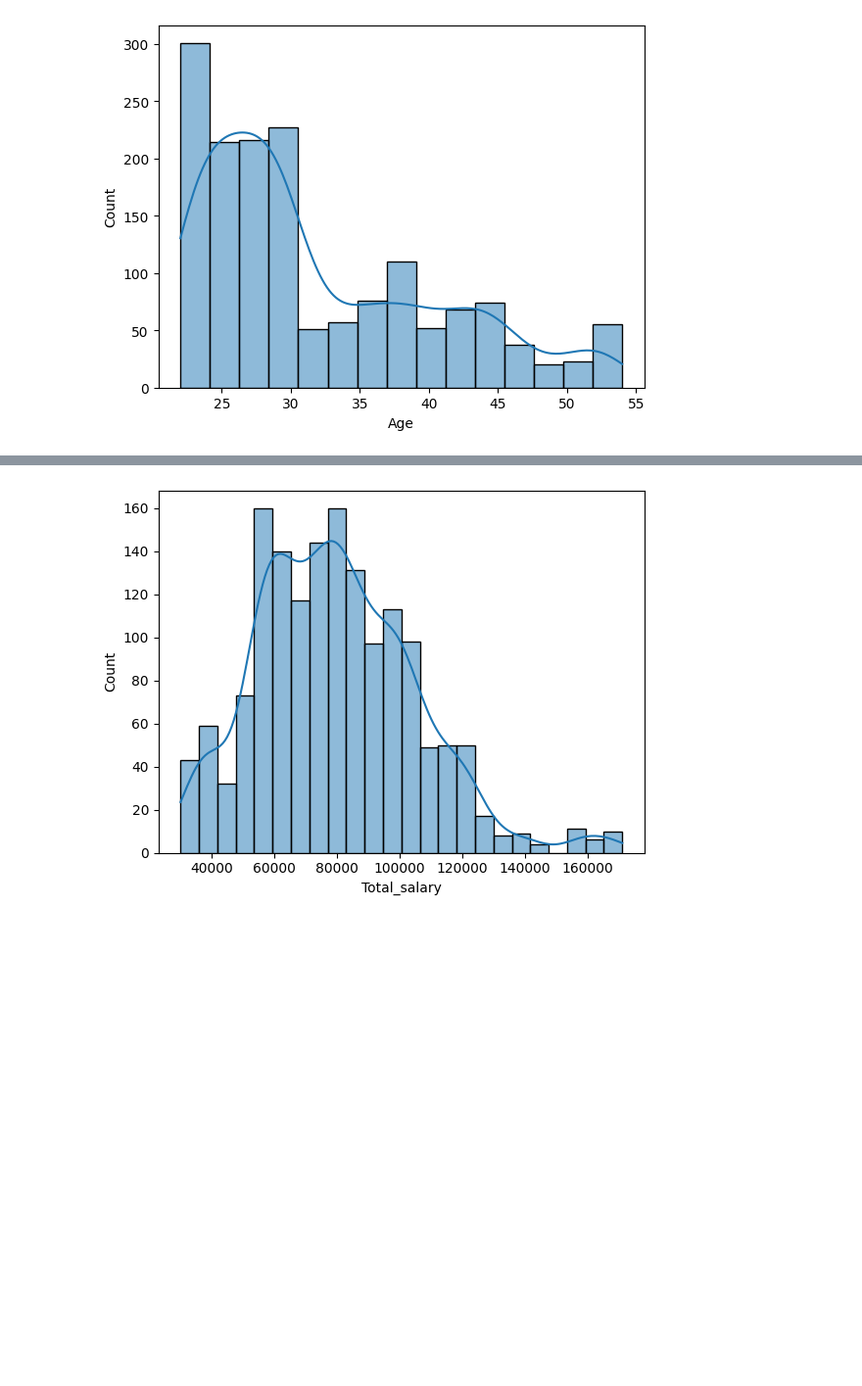
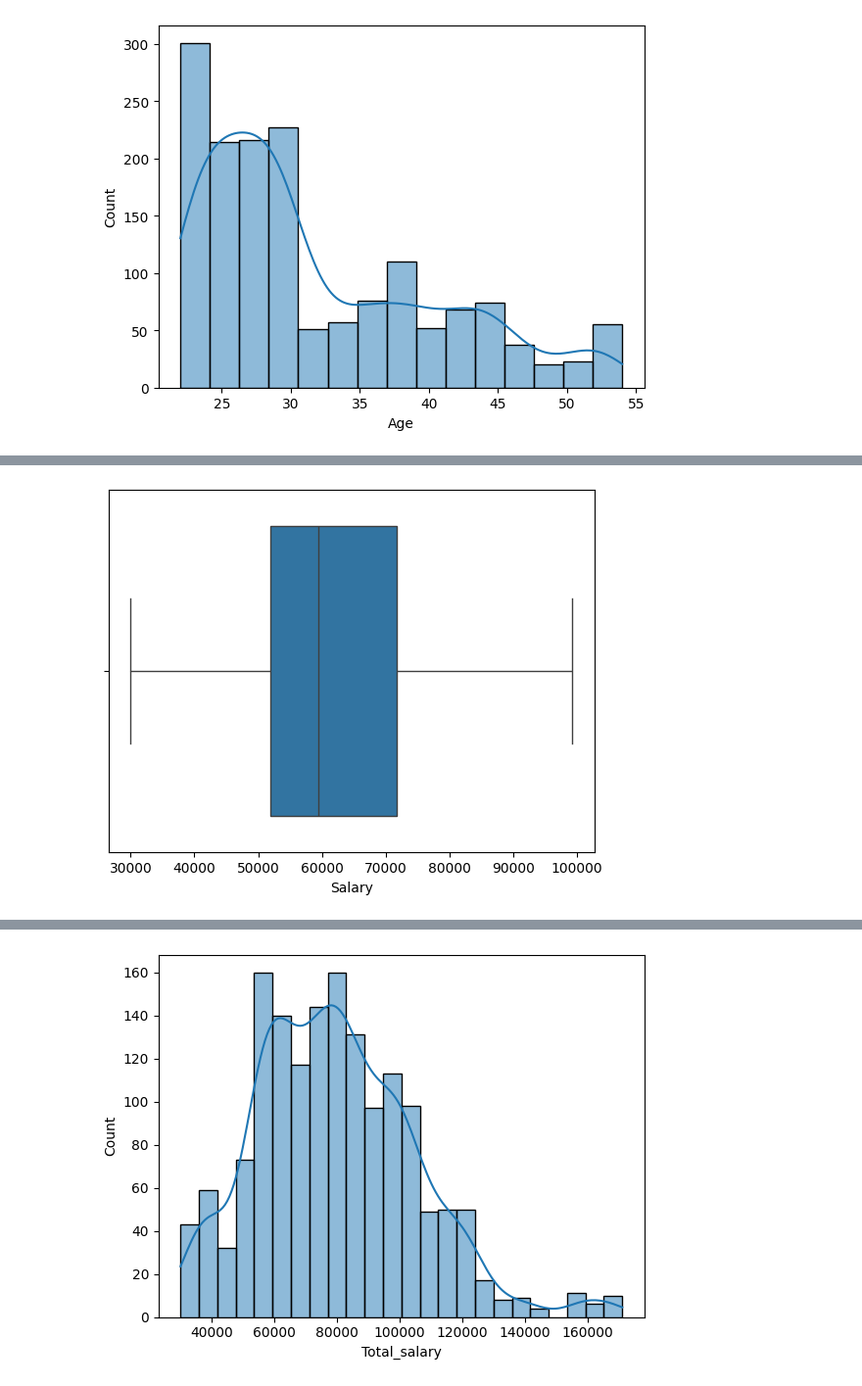
Before and after one commit to sijojoy186/LearnPython, a Jupyter notebook: Projects/AustoAutomobiles.ipynb, the cells around one changed output, grey strips where cells are left out. Shown at 98% size. Saved outputs shown, nothing was run; the diff lists cells and outputs as text; code cells hidden in the pictures; blank space fills up the shorter version.

```diff
--- a/Projects/AustoAutomobiles.ipynb
+++ b/Projects/AustoAutomobiles.ipynb
@@ -218,0 +243,4 @@ sns.histplot(data=df, x='Age',kde=True);
+# %%
+sns.boxplot(data=df, x='Salary');
+# %% [output]
+[figure, added]
```
Also changed, not shown: parts of 41 cells of this notebook.
